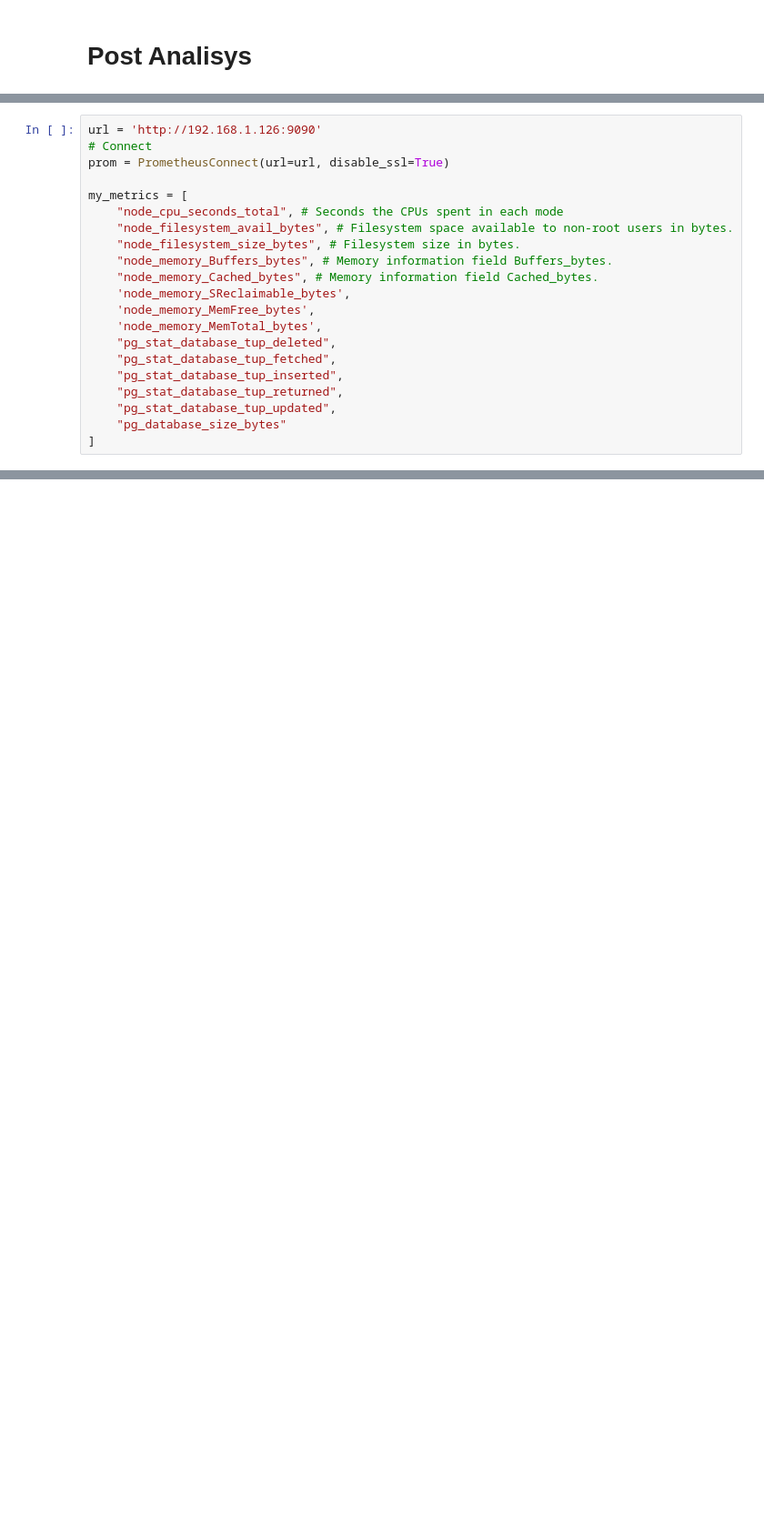
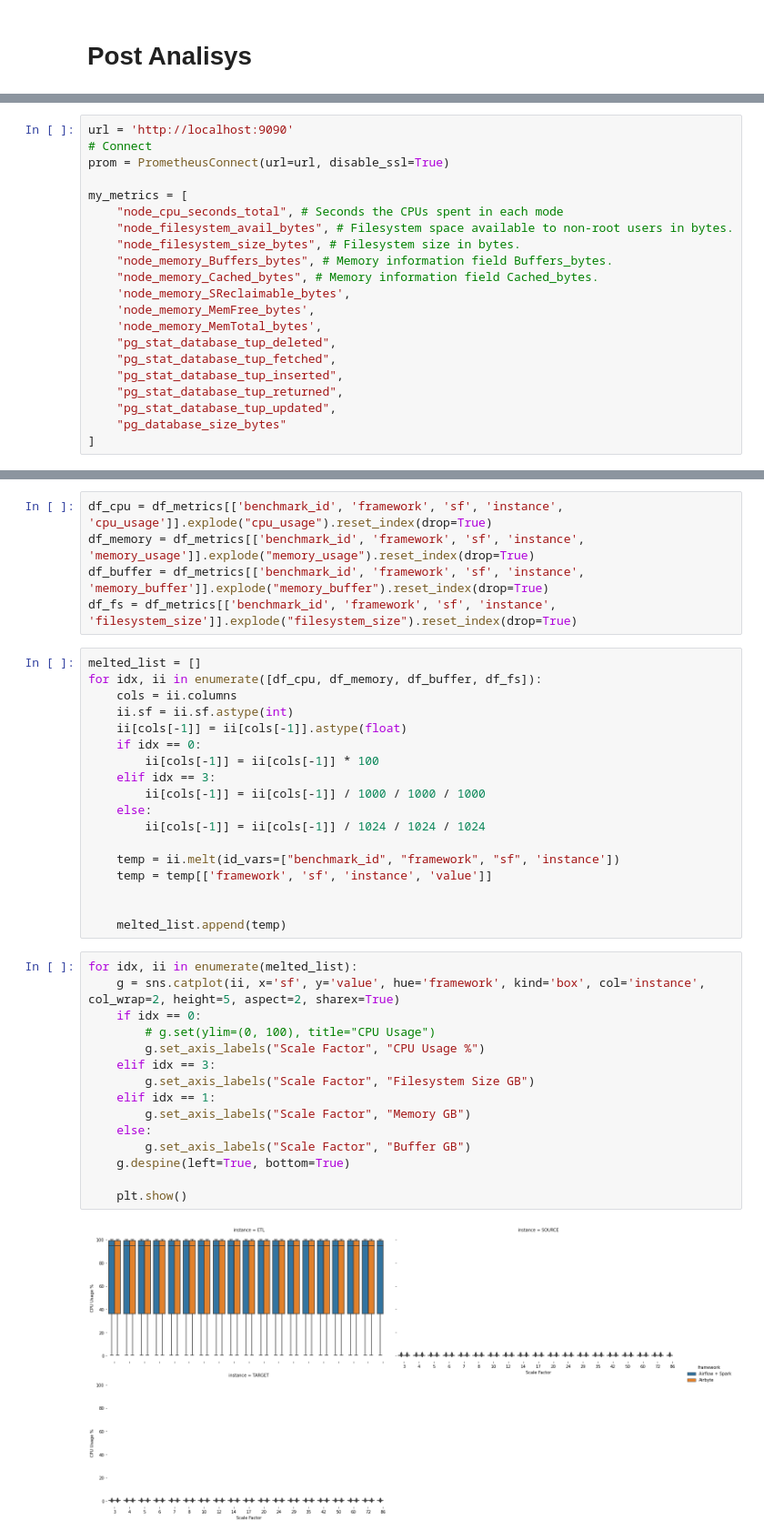
Before and after one commit to bombermal/TCC, a Jupyter notebook: Monitoring_VM/Retrieve/pre_analisys.ipynb, the cells around one changed output, grey strips where cells are left out. Shown: that part at 91% size. Cells and saved outputs as stored; diff of their text form; blank space fills up the shorter version.

```diff
--- a/Monitoring_VM/Retrieve/pre_analisys.ipynb
+++ b/Monitoring_VM/Retrieve/pre_analisys.ipynb
@@ -193,5 +198,5 @@ from datetime import timedelta
 # %%
-url = 'http://192.168.1.126:9090'
+url = 'http://localhost:9090'
 # Connect
 prom = PrometheusConnect(url=url, disable_ssl=True)
 
@@ -323,0 +294,40 @@ TypeError: fromisoformat: argument must be str
+# %%
+df_cpu = df_metrics[['benchmark_id', 'framework', 'sf', 'instance', 'cpu_usage']].explode("cpu_usage").reset_index(drop=True)
+df_memory = df_metrics[['benchmark_id', 'framework', 'sf', 'instance', 'memory_usage']].explode("memory_usage").reset_index(drop=True)
+df_buffer = df_metrics[['benchmark_id', 'framework', 'sf', 'instance', 'memory_buffer']].explode("memory_buffer").reset_index(drop=True)
+df_fs = df_metrics[['benchmark_id', 'framework', 'sf', 'instance', 'filesystem_size']].explode("filesystem_size").reset_index(drop=True)
+# %%
+melted_list = []
+for idx, ii in enumerate([df_cpu, df_memory, df_buffer, df_fs]):
+    cols = ii.columns
+    ii.sf = ii.sf.astype(int)
+    ii[cols[-1]] = ii[cols[-1]].astype(float)
+    if idx == 0:
+        ii[cols[-1]] = ii[cols[-1]] * 100
+    elif idx == 3:
+        ii[cols[-1]] = ii[cols[-1]] / 1000 / 1000 / 1000
+    else:
+        ii[cols[-1]] = ii[cols[-1]] / 1024 / 1024 / 1024
+
+    temp = ii.melt(id_vars=["benchmark_id", "framework", "sf", 'instance'])
+    temp = temp[['framework', 'sf', 'instance', 'value']]
+
+
+    melted_list.append(temp)
+# %%
+for idx, ii in enumerate(melted_list):
+    g = sns.catplot(ii, x='sf', y='value', hue='framework', kind='box', col='instance', col_wrap=2, height=5, aspect=2, sharex=True)
+    if idx == 0:
+        # g.set(ylim=(0, 100), title="CPU Usage")
+        g.set_axis_labels("Scale Factor", "CPU Usage %")
+    elif idx == 3:
+        g.set_axis_labels("Scale Factor", "Filesystem Size GB")
+    elif idx == 1:
+        g.set_axis_labels("Scale Factor", "Memory GB")
+    else:
+        g.set_axis_labels("Scale Factor", "Buffer GB")
+    g.despine(left=True, bottom=True)
+
+    plt.show()
+# %% [output]
+[figure, added]
```
Also changed, not shown: parts of 10 cells of this notebook.
